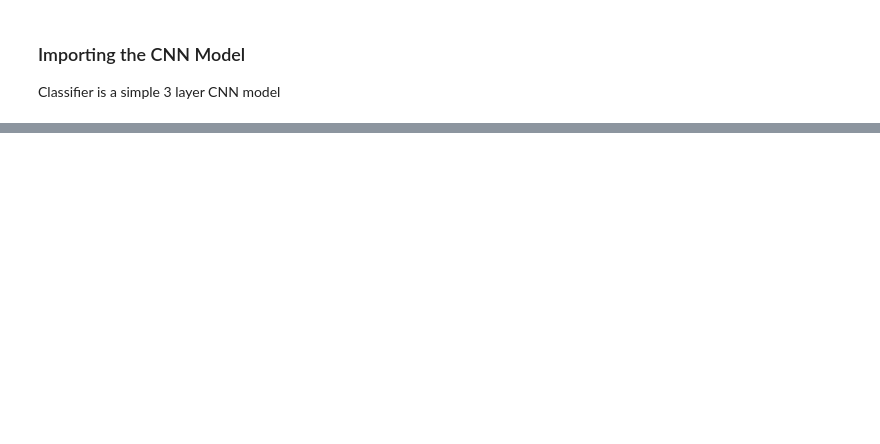
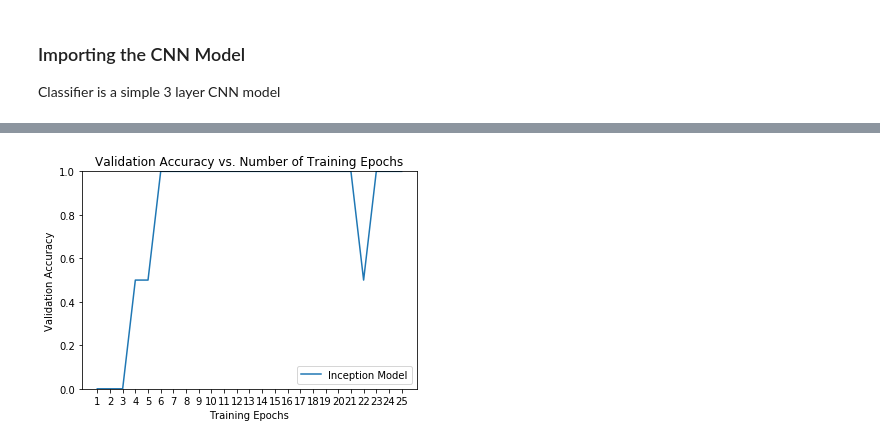
Before and after one commit to Thapz123/cs231n-project, a Jupyter notebook: Detecting Photoshopped Images.ipynb, the cells around one changed output, grey strips where cells are left out. Drawn from its saved outputs; the diff is of its cells as text; code cells hidden in the pictures; blank space fills up the shorter version.

```diff
--- a/Detecting Photoshopped Images.ipynb
+++ b/Detecting Photoshopped Images.ipynb
@@ -179,0 +190,2 @@ plt.show()
+# %%
+nn_model, nn_hist = nn_classifier(dev_dataloaders)
@@ -179,0 +210,13 @@ plt.show()
+# %%
+nn_ohist = [h.cpu().numpy() for h in nn_hist]
+num_epochs = 25
+plt.title("Validation Accuracy vs. Number of Training Epochs")
+plt.xlabel("Training Epochs")
+plt.ylabel("Validation Accuracy")
+plt.plot(range(1,num_epochs+1),nn_ohist,label="Inception Model")
+plt.ylim((0,1.))
+plt.xticks(np.arange(1, num_epochs+1, 1.0))
+plt.legend()
+plt.show()
+# %% [output]
+[figure, added]
```
Also changed, not shown: parts of 11 cells of this notebook, 6 other files.
